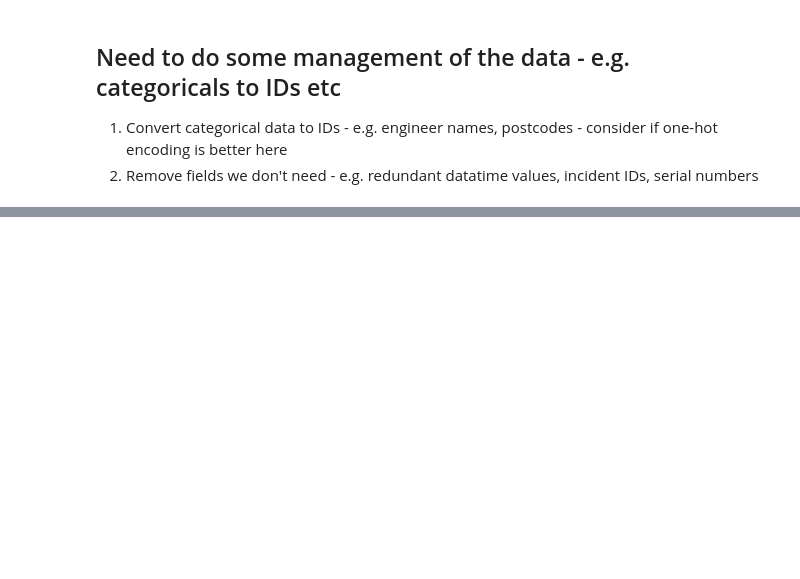
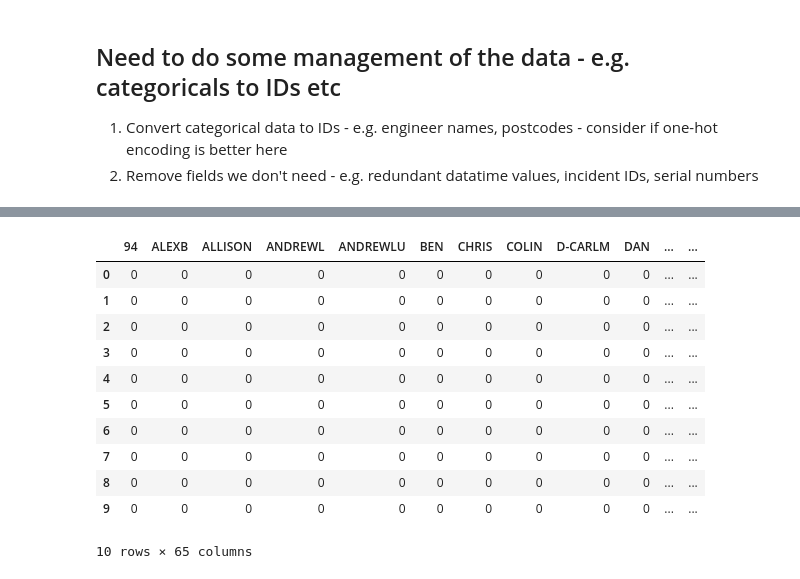
Before and after one commit to NeilMaude/PanIntelligence, a Jupyter notebook: Smart Analytics/PanAnalysis Data Exploration.ipynb, the cells around one changed output, grey strips where cells are left out. Cells and saved outputs as stored; diff of their text form; code cells hidden in the pictures; blank space fills up the shorter version.

```diff
--- a/Smart Analytics/PanAnalysis Data Exploration.ipynb
+++ b/Smart Analytics/PanAnalysis Data Exploration.ipynb
@@ -267,0 +484,18 @@ print(dtree_all.decision_path(df_times_all[0:10]))
+# %%
+# One-hot encoding for engineers
+one_hot = pd.get_dummies(data_all['FirstEngineer'])
+# %%
+one_hot[0:10]
+# %% [output]
+|  | 94 | ALEXB | ALLISON | ANDREWL | ANDREWLU | BEN | CHRIS | COLIN | D-CARLM | DAN | ... | ... |
+| 0 | 0 | 0 | 0 | 0 | 0 | 0 | 0 | 0 | 0 | 0 | ... | ... |
+| 1 | 0 | 0 | 0 | 0 | 0 | 0 | 0 | 0 | 0 | 0 | ... | ... |
+| 2 | 0 | 0 | 0 | 0 | 0 | 0 | 0 | 0 | 0 | 0 | ... | ... |
+| 3 | 0 | 0 | 0 | 0 | 0 | 0 | 0 | 0 | 0 | 0 | ... | ... |
+| 4 | 0 | 0 | 0 | 0 | 0 | 0 | 0 | 0 | 0 | 0 | ... | ... |
+| 5 | 0 | 0 | 0 | 0 | 0 | 0 | 0 | 0 | 0 | 0 | ... | ... |
+| 6 | 0 | 0 | 0 | 0 | 0 | 0 | 0 | 0 | 0 | 0 | ... | ... |
+| 7 | 0 | 0 | 0 | 0 | 0 | 0 | 0 | 0 | 0 | 0 | ... | ... |
+| 8 | 0 | 0 | 0 | 0 | 0 | 0 | 0 | 0 | 0 | 0 | ... | ... |
+| 9 | 0 | 0 | 0 | 0 | 0 | 0 | 0 | 0 | 0 | 0 | ... | ... |
+10 rows × 65 columns
```
Also changed, not shown: parts of 29 cells of this notebook, 1 other file.
